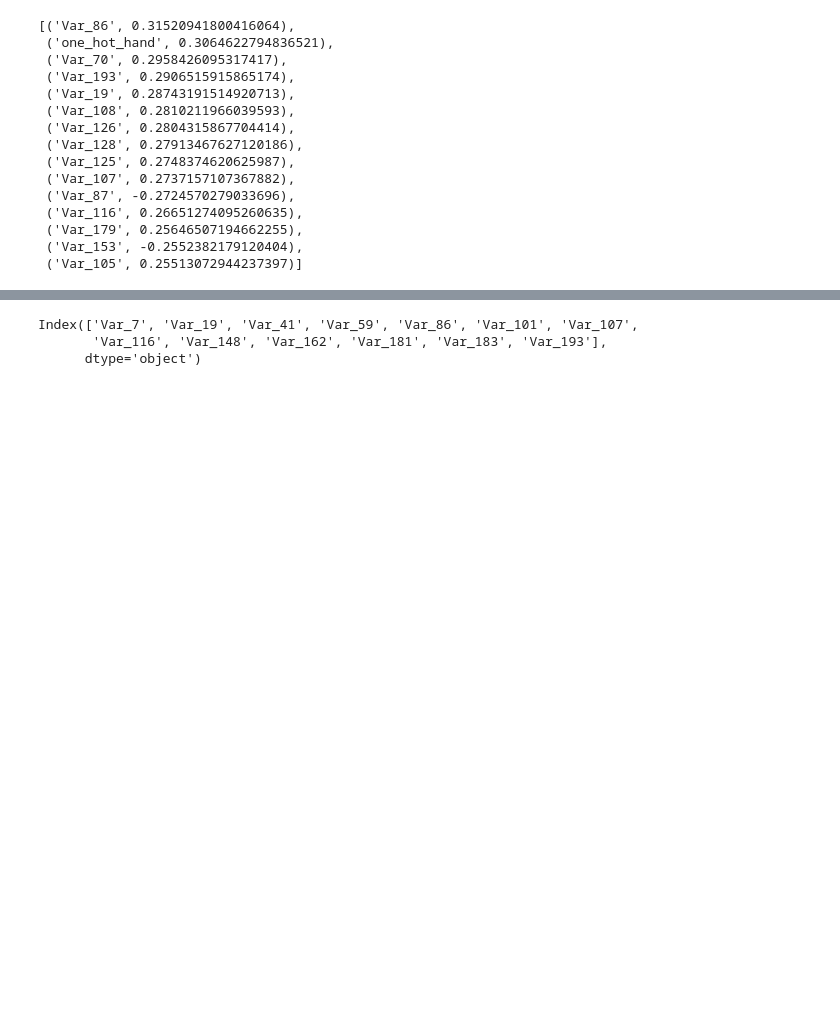
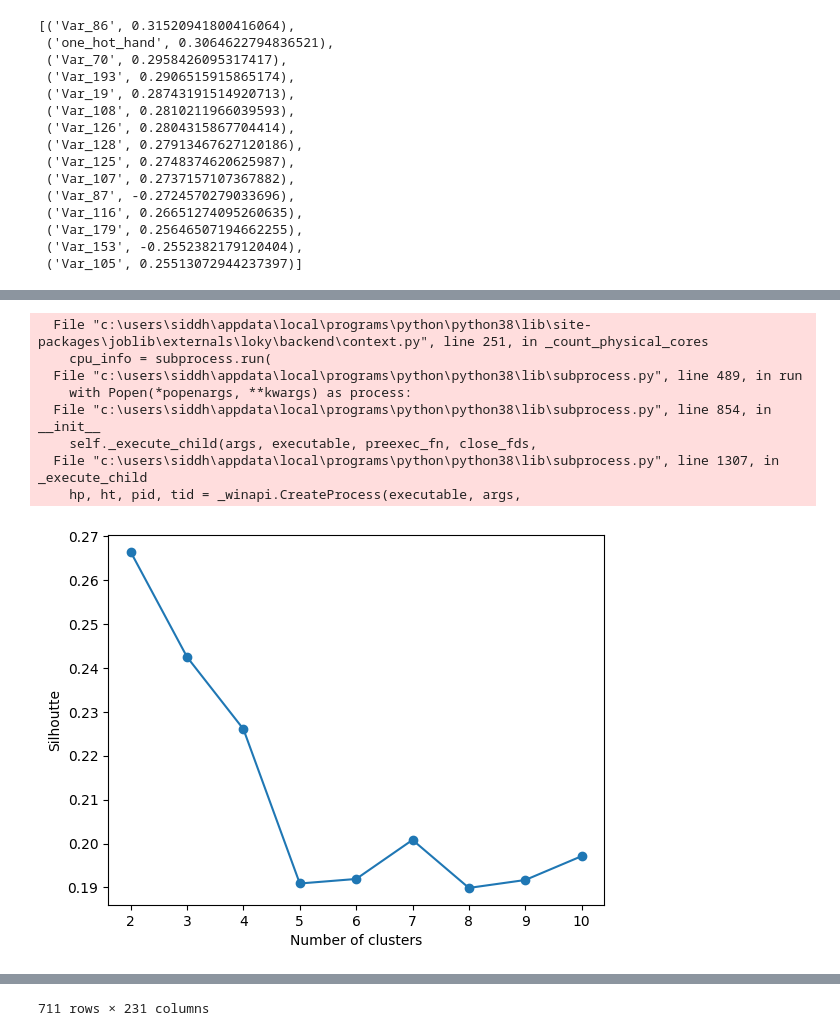
Before and after one commit to sidthakur08/biomech-velo, a Jupyter notebook: exploration.ipynb, the cells around one changed output, grey strips where cells are left out. Drawn from its saved outputs; the diff is of its cells as text; code cells hidden in the pictures; blank space fills up the shorter version.

Commit message:
added kmeans

```diff
--- a/exploration.ipynb
+++ b/exploration.ipynb
@@ -201,3 +216,35 @@ for c in velo_corr:
 # %%
-X = data.loc[:,['Var_86','Var_193','Var_108','Var_87','Var_116','Var_179']]
+X = data.loc[:,['one_hot_hand','Var_86','Var_193','Var_108','Var_87','Var_116','Var_179']]
 y = data.loc[:,['FB_velo']]
+
+scaler = StandardScaler()
+X_scaled = scaler.fit_transform(X)
+
+# Elbow method to determine optimal K
+distortions = []
+sil = []
+for i in range(2, 11):
+    km = KMeans(n_clusters=i, random_state=0)
+    km.fit(X_scaled)
+    labels = km.labels_
+    sil.append(silhouette_score(X_scaled, labels, metric = 'euclidean'))
+    distortions.append(km.inertia_)
+
+plt.plot(range(2, 11), sil, marker='o')
+plt.xlabel('Number of clusters')
+plt.ylabel('Silhoutte')
+plt.show()
+
+km = KMeans(n_clusters=2, random_state=0)
+data['cluster'] = km.fit_predict(X_scaled)
+data
+# %% [output]
+  File "c:\users\siddh\appdata\local\programs\python\python38\lib\site-packages\joblib\externals\loky\backend\context.py", line 251, in _count_physical_cores
+    cpu_info = subprocess.run(
+  File "c:\users\siddh\appdata\local\programs\python\python38\lib\subprocess.py", line 489, in run
+    with Popen(*popenargs, **kwargs) as process:
+  File "c:\users\siddh\appdata\local\programs\python\python38\lib\subprocess.py", line 854, in __init__
+    self._execute_child(args, executable, preexec_fn, close_fds,
+  File "c:\users\siddh\appdata\local\programs\python\python38\lib\subprocess.py", line 1307, in _execute_child
+    hp, ht, pid, tid = _winapi.CreateProcess(executable, args,
+[figure, added]
@@ -204,23 +263 @@ y = data.loc[:,['FB_velo']]
+711 rows × 231 columns
-# %%
-from sklearn.linear_model import Lasso
-from sklearn.preprocessing import StandardScaler
-
-# Separate the predictors and target
-X = data.drop(['player_id', 'Hand', 'FB_velo'], axis=1)
-y = data['FB_velo']
-
-# Scaling the features
-scaler = StandardScaler()
-X_scaled = scaler.fit_transform(X)
-
-# Applying Lasso regression
-lasso = Lasso(alpha=0.4)
-lasso.fit(X_scaled, y)
-
-# Getting significant features
-significant_features = X.columns[lasso.coef_ != 0]
-significant_features
-# %% [output]
-Index(['Var_7', 'Var_19', 'Var_41', 'Var_59', 'Var_86', 'Var_101', 'Var_107',
-       'Var_116', 'Var_148', 'Var_162', 'Var_181', 'Var_183', 'Var_193'],
-      dtype='object')
```
Also changed, not shown: parts of 6 cells of this notebook.
